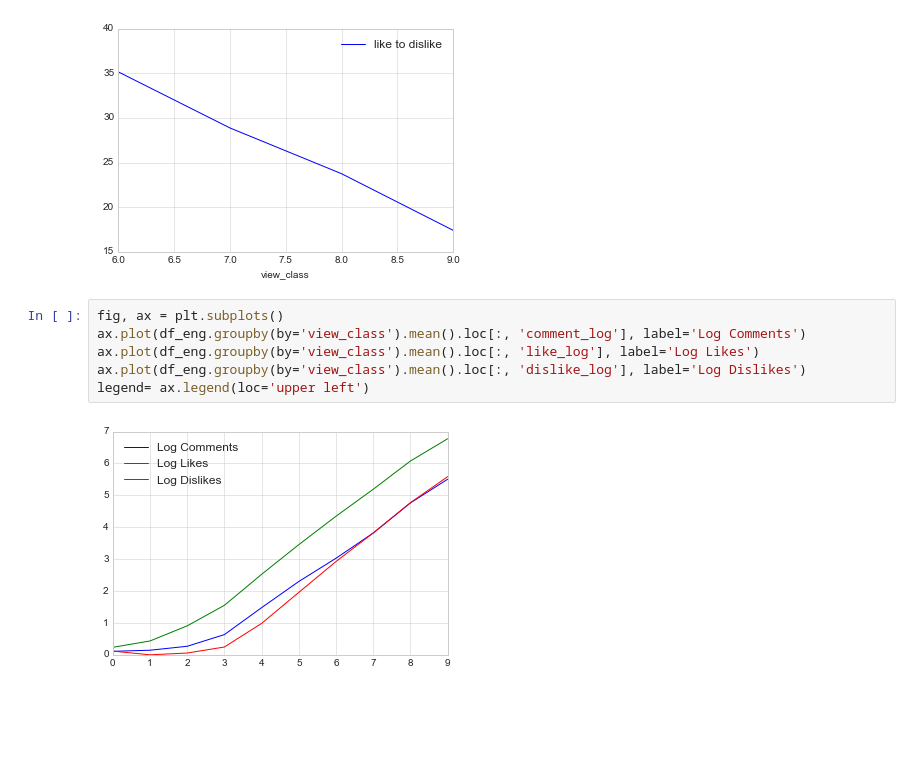
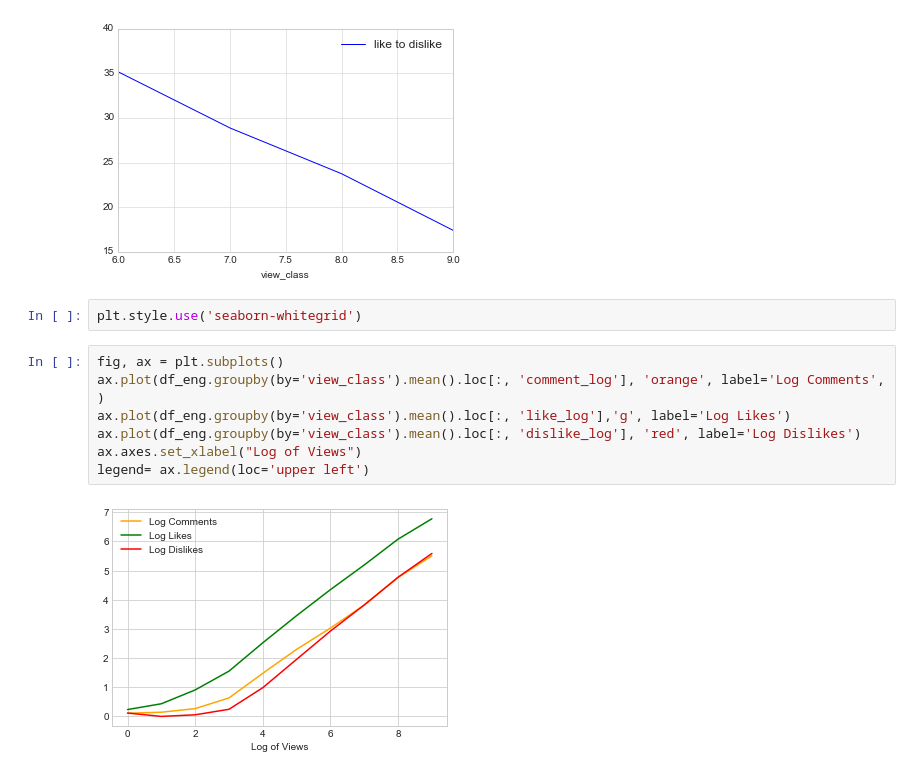
Before and after one commit to conorbarryhoke/Capstone, a Jupyter notebook: EDA_Dedicated.ipynb, the cells around one changed output. Drawn from its saved outputs; the diff is of its cells as text; blank space fills up the shorter version.

```diff
--- a/EDA_Dedicated.ipynb
+++ b/EDA_Dedicated.ipynb
@@ -720,11 +720,14 @@ plt.legend()
 # %% [output]
 <matplotlib.legend.Legend at 0x...>
 [figure]
+# %%
+plt.style.use('seaborn-whitegrid')
 # %%
 fig, ax = plt.subplots()
-ax.plot(df_eng.groupby(by='view_class').mean().loc[:, 'comment_log'], label='Log Comments')
-ax.plot(df_eng.groupby(by='view_class').mean().loc[:, 'like_log'], label='Log Likes')
-ax.plot(df_eng.groupby(by='view_class').mean().loc[:, 'dislike_log'], label='Log Dislikes')
+ax.plot(df_eng.groupby(by='view_class').mean().loc[:, 'comment_log'], 'orange', label='Log Comments', )
+ax.plot(df_eng.groupby(by='view_class').mean().loc[:, 'like_log'],'g', label='Log Likes')
+ax.plot(df_eng.groupby(by='view_class').mean().loc[:, 'dislike_log'], 'red', label='Log Dislikes')
+ax.axes.set_xlabel("Log of Views")
 legend= ax.legend(loc='upper left')
 # %% [output]
-[figure, old version]
+[figure, new version]
```
Also changed, not shown: parts of 1 cell of this notebook, 5 other files.
